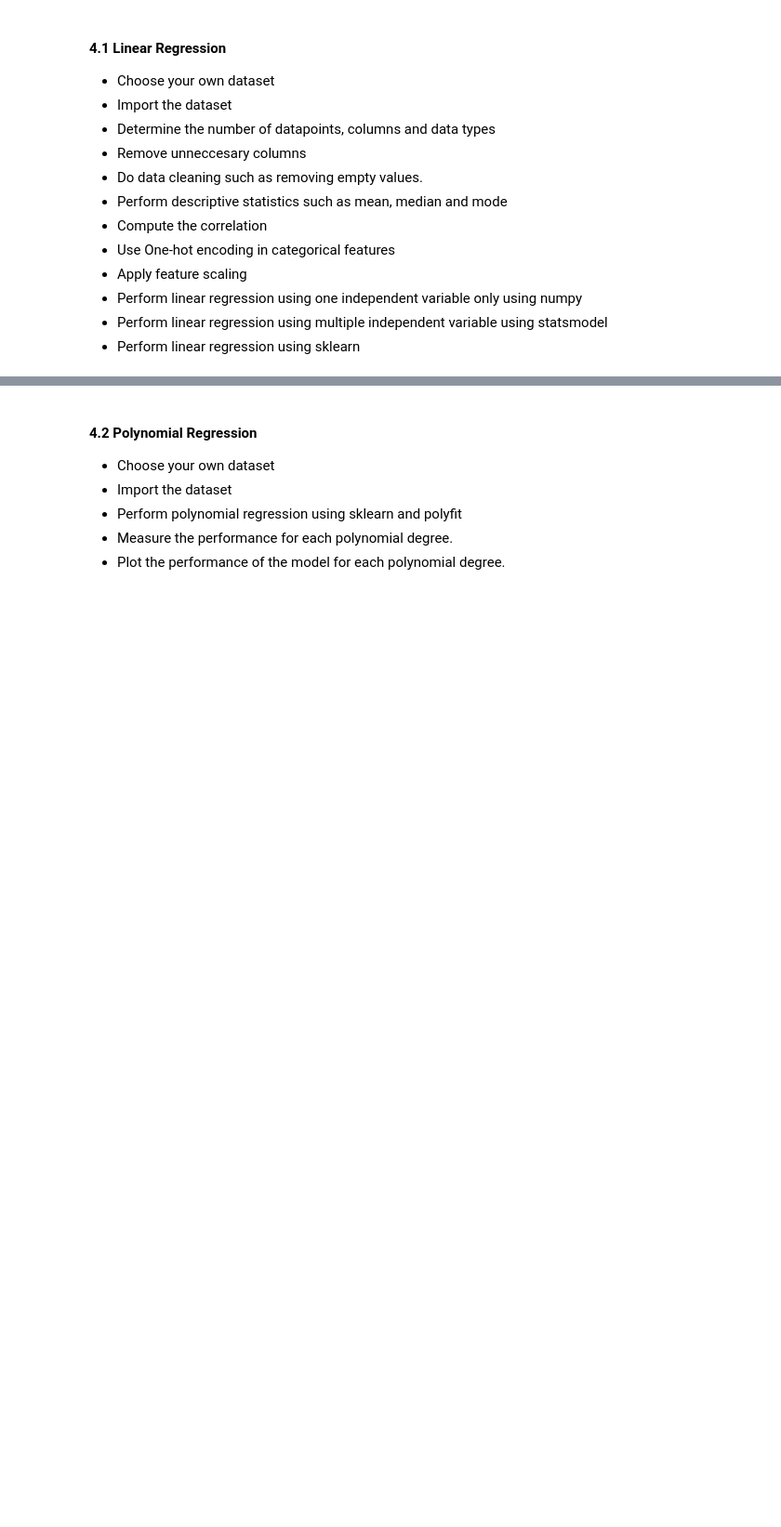
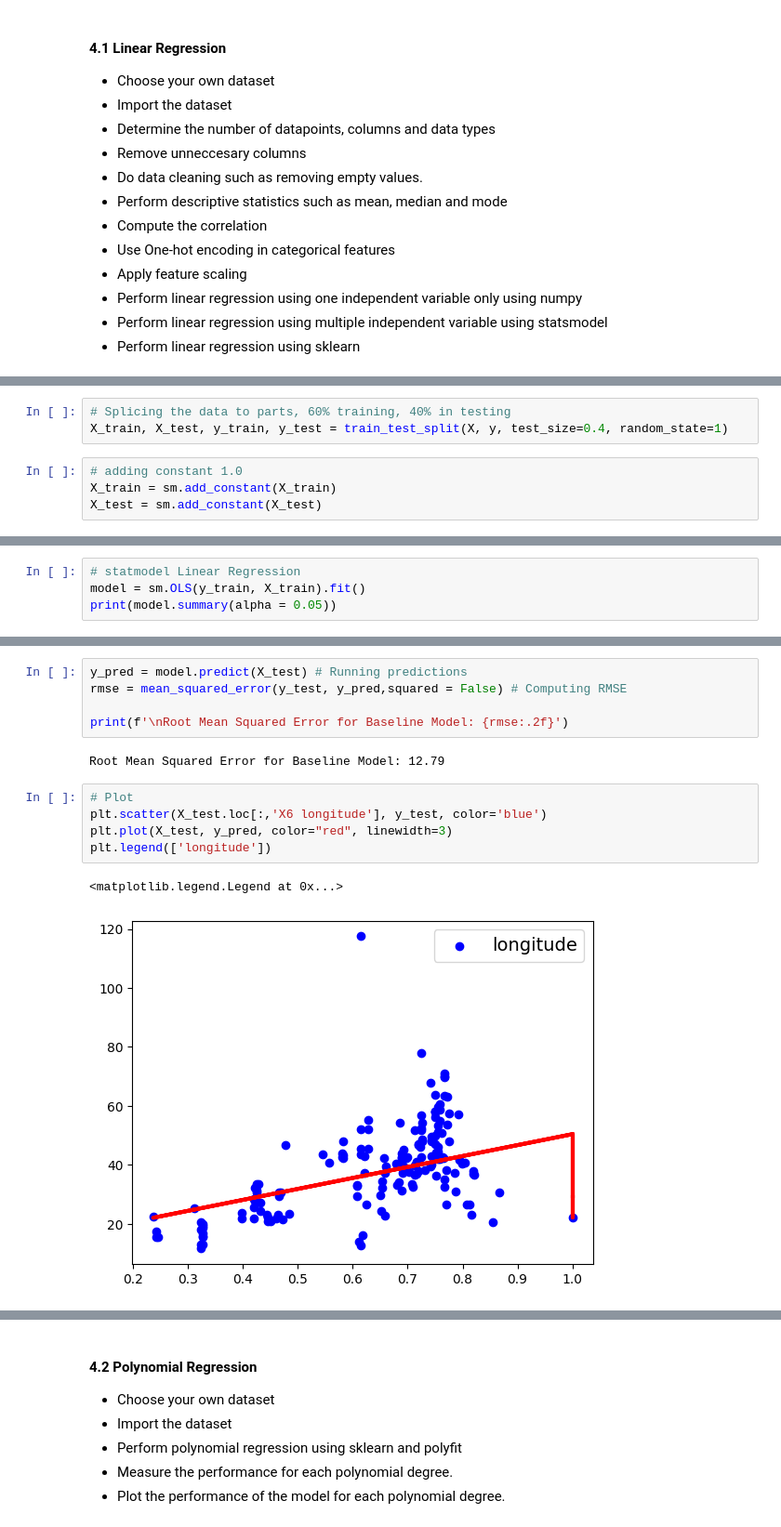
Before and after one commit to DaBloat/learn_Python, a Jupyter notebook: School_Activities/Introduction_in_Machine_Learning/Prelims/HA02/Activity_2_Training_Linear_Models.ipynb, the cells around one changed output, grey strips where cells are left out. Shown at 93% size. Saved outputs shown, nothing was run; the diff lists cells and outputs as text; blank space fills up the shorter version.

```diff
--- a/School_Activities/Introduction_in_Machine_Learning/Prelims/HA02/Activity_2_Training_Linear_Models.ipynb
+++ b/School_Activities/Introduction_in_Machine_Learning/Prelims/HA02/Activity_2_Training_Linear_Models.ipynb
@@ -1226,0 +1332,7 @@ Given the code above as an example, how many classes can the Softmax Regression
+# %%
+# Splicing the data to parts, 60% training, 40% in testing
+X_train, X_test, y_train, y_test = train_test_split(X, y, test_size=0.4, random_state=1)
+# %%
+# adding constant 1.0
+X_train = sm.add_constant(X_train)
+X_test = sm.add_constant(X_test)
@@ -1226,0 +1355,4 @@ Given the code above as an example, how many classes can the Softmax Regression
+# %%
+# statmodel Linear Regression
+model = sm.OLS(y_train, X_train).fit()
+print(model.summary(alpha = 0.05))
@@ -1226,0 +1377,15 @@ Given the code above as an example, how many classes can the Softmax Regression
+# %%
+y_pred = model.predict(X_test) # Running predictions
+rmse = mean_squared_error(y_test, y_pred,squared = False) # Computing RMSE
+
+print(f'\nRoot Mean Squared Error for Baseline Model: {rmse:.2f}')
+# %% [output]
+Root Mean Squared Error for Baseline Model: 12.79
+# %%
+# Plot
+plt.scatter(X_test.loc[:,'X6 longitude'], y_test, color='blue')
+plt.plot(X_test, y_pred, color="red", linewidth=3)
+plt.legend(['longitude'])
+# %% [output]
+<matplotlib.legend.Legend at 0x...>
+[figure, added]
```
Also changed, not shown: parts of 46 cells of this notebook, 4 other files.
